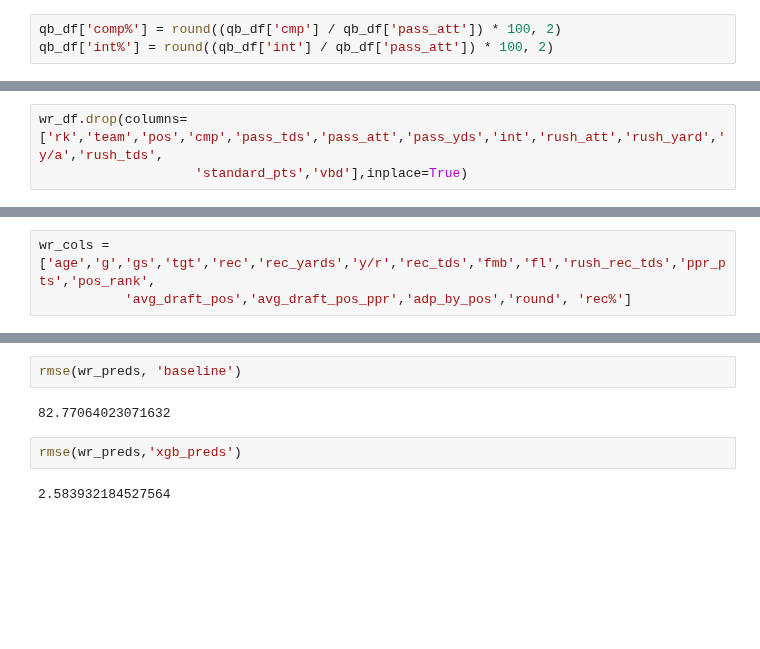
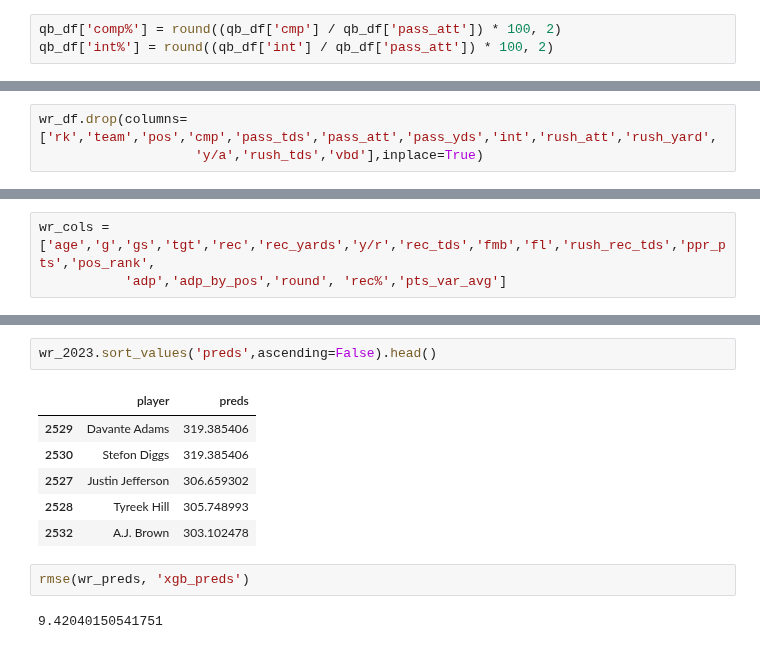
Before and after one commit to ffb-optimal-draft/ffb-draft-strategy, a Jupyter notebook: ian_modeling.ipynb, the cells around one changed output, grey strips where cells are left out. Saved outputs shown, nothing was run; the diff lists cells and outputs as text; blank space fills up the shorter version.

```diff
--- a/ian_modeling.ipynb
+++ b/ian_modeling.ipynb
@@ -134,0 +121,3 @@ qb_df.drop(columns=['cmp','pass_att', 'int'], inplace=True)
+# %%
+wr_df.drop(columns=['rk','team','pos','cmp','pass_tds','pass_att','pass_yds','int','rush_att','rush_yard',
+                    'y/a','rush_tds','vbd'],inplace=True)
@@ -275,3 +364,0 @@ rb_2023.sort_values('preds',ascending=False).head(20)
-# %%
-wr_df.drop(columns=['rk','team','pos','cmp','pass_tds','pass_att','pass_yds','int','rush_att','rush_yard','y/a','rush_tds',
-                    'standard_pts','vbd'],inplace=True)
@@ -280,3 +365,3 @@ wr_df = add_target(wr_df)
 # %%
 wr_cols = ['age','g','gs','tgt','rec','rec_yards','y/r','rec_tds','fmb','fl','rush_rec_tds','ppr_pts','pos_rank',
-           'avg_draft_pos','avg_draft_pos_ppr','adp_by_pos','round', 'rec%']
+           'adp','adp_by_pos','round', 'rec%','pts_var_avg']
@@ -289,9 +388,14 @@ wr_preds, wr_val_preds, wr_2023, wr_2022 = xgb_modeling(wr_df, wr_cols)
+# %%
+wr_2023.sort_values('preds',ascending=False).head()
+# %% [output]
+|  | player | preds |
+| 2529 | Davante Adams | 319.385406 |
+| 2530 | Stefon Diggs | 319.385406 |
+| 2527 | Justin Jefferson | 306.659302 |
+| 2528 | Tyreek Hill | 305.748993 |
+| 2532 | A.J. Brown | 303.102478 |
 # %%
-rmse(wr_preds, 'baseline')
+rmse(wr_preds, 'xgb_preds')
 # %% [output]
-82.77064023071632
+9.42040150541751
-# %%
-rmse(wr_preds,'xgb_preds')
-# %% [output]
-2.583932184527564
 # %%
```
Also changed, not shown: parts of 76 cells of this notebook, 2 other files.
